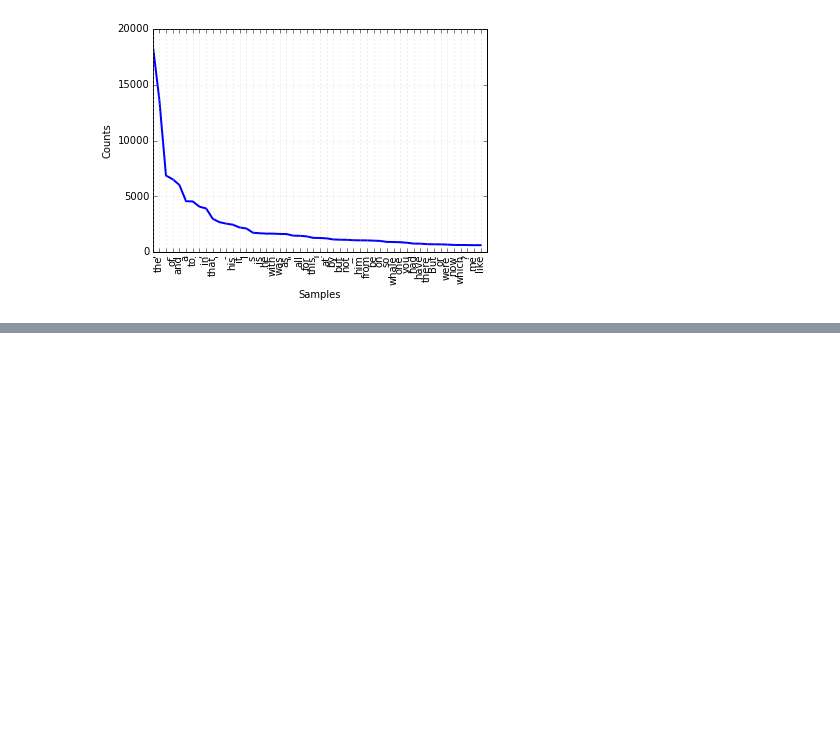
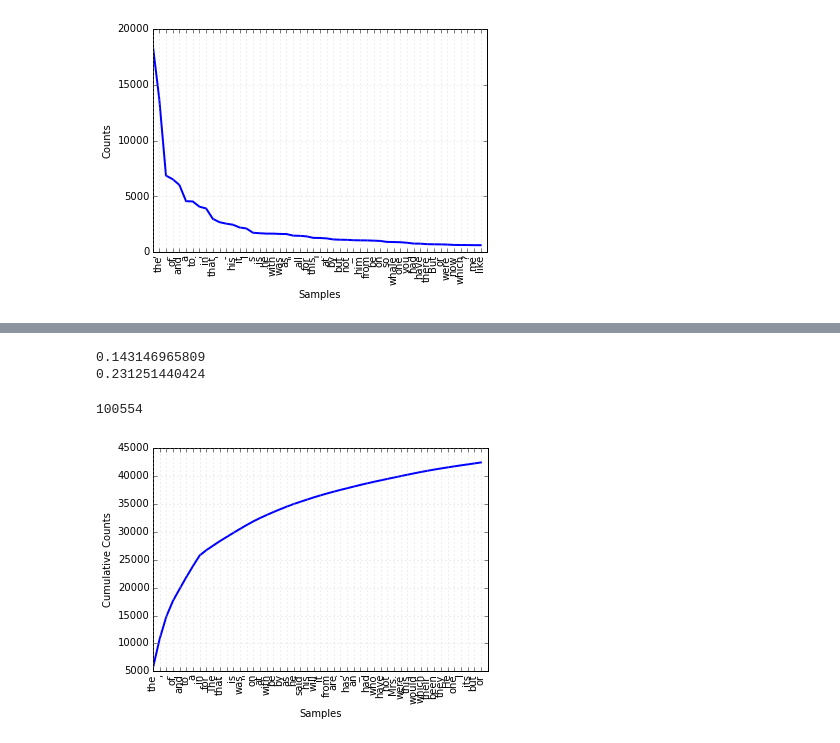
Before and after one commit to zjmwqx/ipythonCode, a Jupyter notebook: nltklearn/Chapter1.ipynb, the cells around one changed output, grey strips where cells are left out. Cells and saved outputs as stored; diff of their text form; code cells hidden in the pictures; blank space fills up the shorter version.

```diff
--- a/nltklearn/Chapter1.ipynb
+++ b/nltklearn/Chapter1.ipynb
@@ -53,0 +373,20 @@ fdist1.plot(50, cumulative=False)
+# %%
+pairs = [(cat, word) for cat in ['news', 'humor'] for fileid in brown.fileids(cat) for word in brown.words(fileid)]
+# %%
+cdf =nltk.ConditionalFreqDist(pairs)
+# %%
+for cat in ['news', 'humor']:
+    print len(cdf[cat])/(sum([mval[1] for val in cdf[cat].items()]) +  0.0)
+# %% [output]
+0.143146965809
+0.231251440424
+# %%
+news = nltk.Text([wd for cat,wd in pairs if cat == 'news' ])
+# %%
+len(news)
+# %% [output]
+100554
+# %%
+nltk.FreqDist(news).plot(50,cumulative=True)
+# %% [output]
+[figure, added]
```
Also changed, not shown: parts of 91 cells of this notebook, 1 other file.
